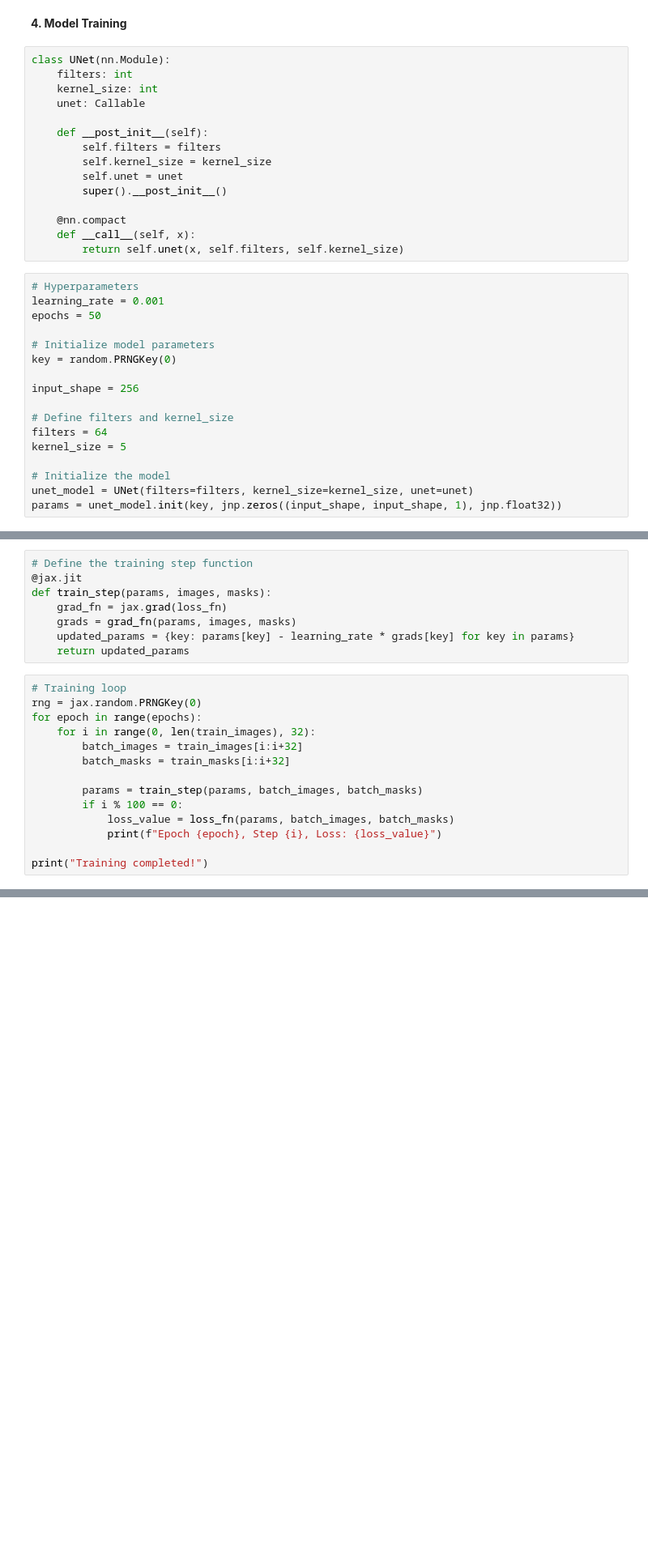
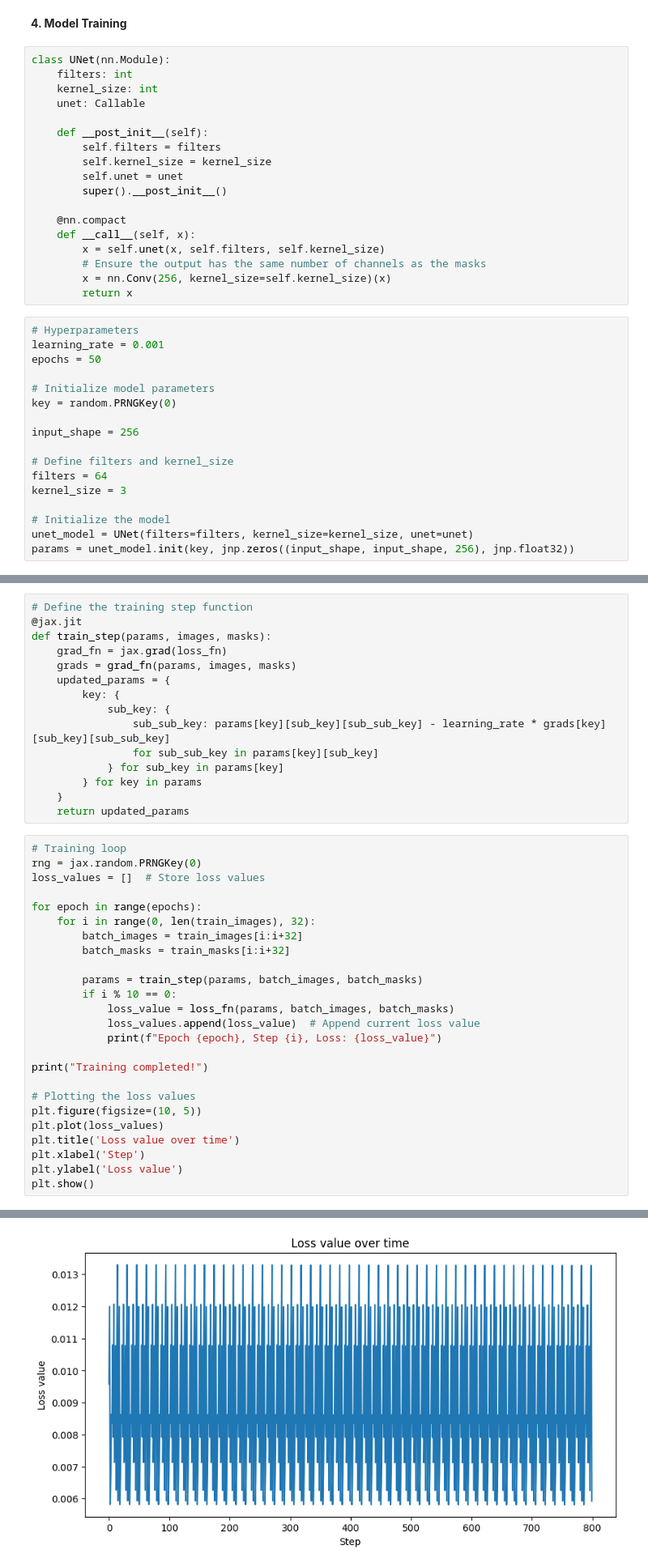
Before and after one commit to hardaatbaath/bits-f464-labs, a Jupyter notebook: Lab4/JAX_UNet.ipynb, the cells around one changed output, grey strips where cells are left out. Shown: that part at 81% size. Saved outputs shown, nothing was run; the diff lists cells and outputs as text; blank space fills up the shorter version.

```diff
--- a/Lab4/JAX_UNet.ipynb
+++ b/Lab4/JAX_UNet.ipynb
@@ -237,7 +241,10 @@ class UNet(nn.Module):
 
     @nn.compact
     def __call__(self, x):
-        return self.unet(x, self.filters, self.kernel_size)
+        x = self.unet(x, self.filters, self.kernel_size)
+        # Ensure the output has the same number of channels as the masks
+        x = nn.Conv(256, kernel_size=self.kernel_size)(x)
+        return x
 # %%
 # Hyperparameters
 learning_rate = 0.001
@@ -250,8 +257,8 @@ input_shape = 256
 
 # Define filters and kernel_size
 filters = 64
-kernel_size = 5
+kernel_size = 3
 
 # Initialize the model
 unet_model = UNet(filters=filters, kernel_size=kernel_size, unet=unet)
-params = unet_model.init(key, jnp.zeros((input_shape, input_shape, 1), jnp.float32))
+params = unet_model.init(key, jnp.zeros((input_shape, input_shape, 256), jnp.float32))
@@ -283,20 +272,38 @@ def loss_fn(params, images, masks):
 def train_step(params, images, masks):
     grad_fn = jax.grad(loss_fn)
     grads = grad_fn(params, images, masks)
-    updated_params = {key: params[key] - learning_rate * grads[key] for key in params}
+    updated_params = {
+        key: {
+            sub_key: {
+                sub_sub_key: params[key][sub_key][sub_sub_key] - learning_rate * grads[key][sub_key][sub_sub_key]
+                for sub_sub_key in params[key][sub_key]
+            } for sub_key in params[key]
+        } for key in params
+    }
     return updated_params
 # %%
 # Training loop
 rng = jax.random.PRNGKey(0)
+loss_values = []  # Store loss values
+
 for epoch in range(epochs):
     for i in range(0, len(train_images), 32):
         batch_images = train_images[i:i+32]
         batch_masks = train_masks[i:i+32]
 
         params = train_step(params, batch_images, batch_masks)
-        if i % 100 == 0:
+        if i % 10 == 0:
             loss_value = loss_fn(params, batch_images, batch_masks)
+            loss_values.append(loss_value)  # Append current loss value
             print(f"Epoch {epoch}, Step {i}, Loss: {loss_value}")
 
 print("Training completed!")
+
+# Plotting the loss values
+plt.figure(figsize=(10, 5))
+plt.plot(loss_values)
+plt.title('Loss value over time')
+plt.xlabel('Step')
+plt.ylabel('Loss value')
+plt.show()
 # %% [output]
@@ -304,3 +327,4 @@ ScopeParamShapeError: Initializer expected to generate shape (5, 1, 64) but got
+[figure, added]
 # %% [markdown]
 **5. Model Evaluation**
 # %%
```
Also changed, not shown: parts of 8 cells of this notebook.
